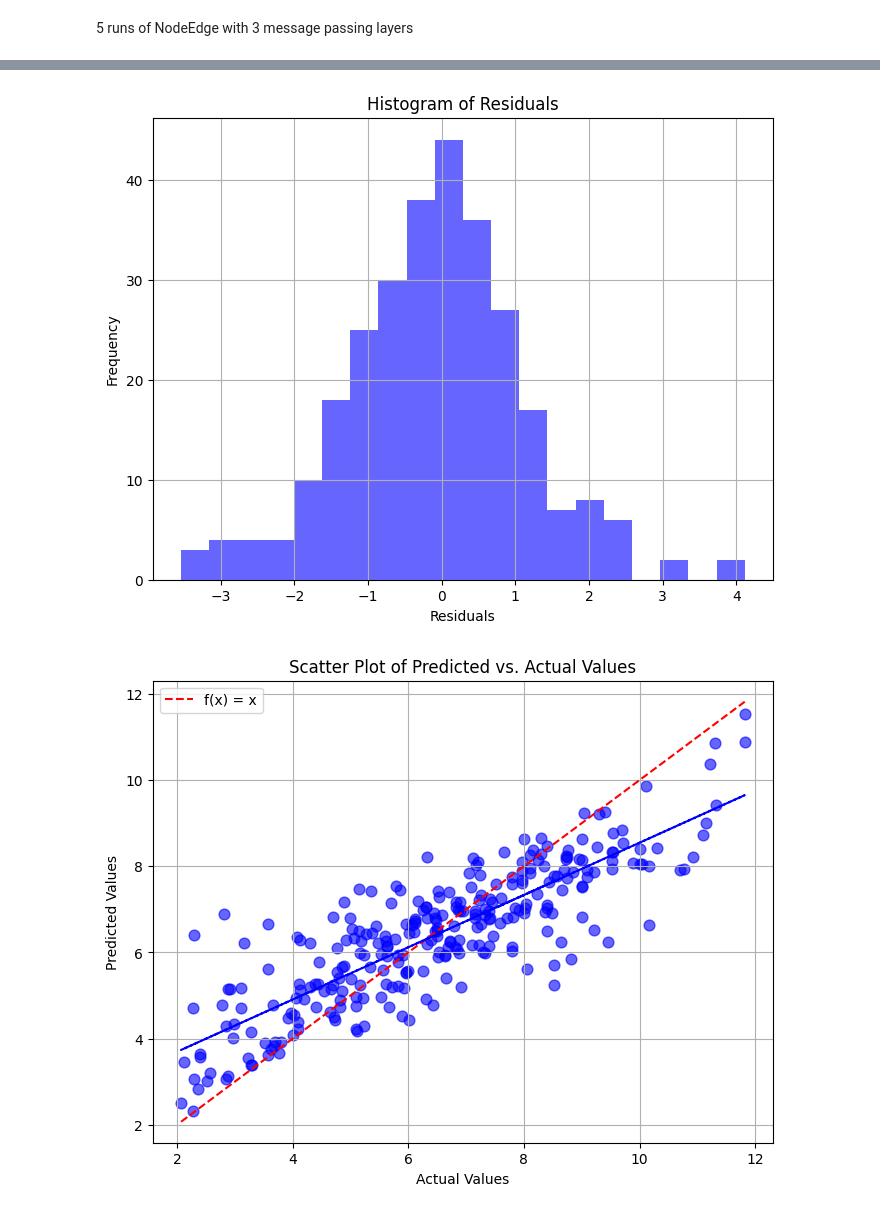
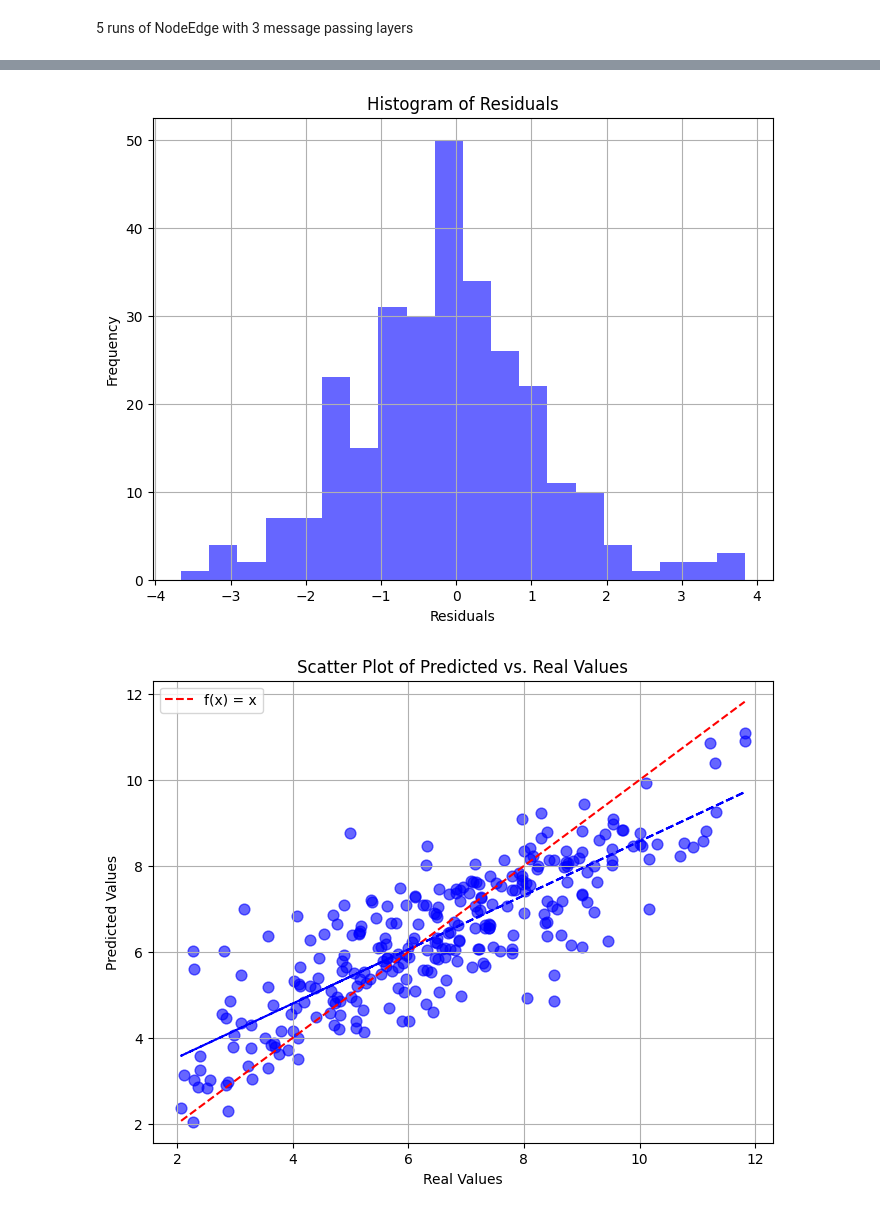
Before and after one commit to inductiva/molecules-binding, a Jupyter notebook: scripts/plots.ipynb, the cells around one changed output, grey strips where cells are left out. Drawn from its saved outputs; the diff is of its cells as text; code cells hidden in the pictures.

```diff
--- a/scripts/plots.ipynb
+++ b/scripts/plots.ipynb
@@ -1,7 +1,7 @@
 # %%
 import torch
 # %%
-results = torch.load("../../results/e8dc8b6c1c5346ca8e6910f2a1aa3d9c")
+results = torch.load("../../results/placid-elk-736")
 # %% [markdown]
 5 runs of NodeEdge with 3 message passing layers
 # %%
@@ -12,2 +15,2 @@ results_amazing_ant_814 = torch.load("../../results/739a450223b14d428445a707fde0
 # %%
-results = results_respected_smelt_684
+results.shape
@@ -17,2 +18,0 @@ results_angry_conch_149, results_amazing_ant_814]).mean(dim=0)
-# %%
-results = average_results
@@ -81,25 +61,25 @@ plt.ylabel("Frequency")
 plt.grid(True)
 plt.show()
 # %% [output]
-[figure, old version]
+[figure, new version]
 # %%
 plt.figure(figsize=(8, 6))
 plt.scatter(input_tensor[:, 1], input_tensor[:, 0], c='blue', marker='o', s=60, alpha=0.6)
 plt.plot([min(input_tensor[:, 1]), max(input_tensor[:, 1])],
          [min(input_tensor[:, 1]), max(input_tensor[:, 1])], color='red', linestyle='--', label='f(x) = x')
-plt.title("Scatter Plot of Predicted vs. Actual Values")
-plt.xlabel("Actual Values")
+plt.title("Scatter Plot of Predicted vs. Real Values")
+plt.xlabel("Real Values")
 plt.ylabel("Predicted Values")
 plt.legend()
 plt.grid(True)
 
 z = np.polyfit(input_tensor[:, 1], input_tensor[:, 0], 1)
 p = np.poly1d(z)
 plt.plot(input_tensor[:, 1], p(input_tensor[:, 1]), "b--", label="fitted line")
 
 plt.show()
 # %% [output]
-[figure, old version]
+[figure, new version]
 # %%
 import numpy as np
 from scipy.stats import pearsonr, spearmanr
```
Also changed, not shown: parts of 8 cells of this notebook, 1 other file.
